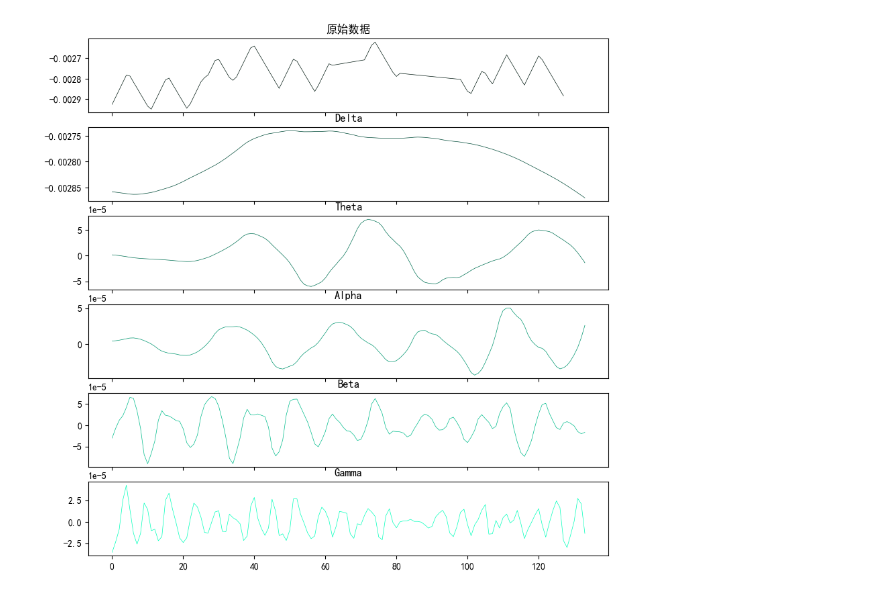
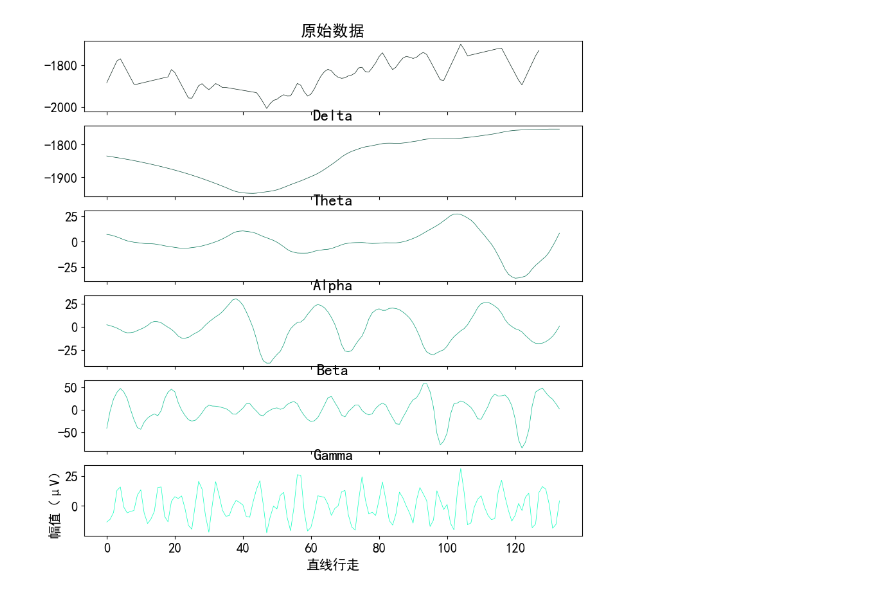
Before and after one commit to greenishcore/Hands-on-EEG, a Jupyter notebook: open/pywavelet/repywavelet.ipynb, the cells around one changed output. Saved outputs shown, nothing was run; the diff lists cells and outputs as text; code cells hidden in the pictures.

```diff
--- a/open/pywavelet/repywavelet.ipynb
+++ b/open/pywavelet/repywavelet.ipynb
@@ -5,13 +5,13 @@ import mne
 import pywt
 import matplotlib.pyplot as plt
 # %%
-data = pd.read_csv("C:\\Users\\a1882\\Desktop\\EEG\\normal\\data\\128_s100\\walkfocus_zyy_epocflex_2023_window_13.csv", header=None).T
+data = pd.read_csv("C:\\Users\\a1882\Desktop\EEG\open\\NN\dataset\\128_s100\\walkfocus_zyy_epocflex_2023_window_54.csv", header=None).T
 # %%
-for column in data.columns:
-    if data[column].dtype == 'float64':
-        data[column] /= 10**6
-    elif data[column].dtype == 'int64':
-        data[column] /= 10**6
+# for column in data.columns:
+#     if data[column].dtype == 'float64':
+#         data[column] /= 10**6
+#     elif data[column].dtype == 'int64':
+#         data[column] /= 10**6
 # %%
 print(data)
 # %% [output]
@@ -64,7 +64,7 @@ mne.set_log_level(False)
 
 maxlevel = 6
 fs = 128
-wp = pywt.WaveletPacket(data=data.iloc[1,:], wavelet='db4', mode='symmetric', maxlevel=8)
+wp = pywt.WaveletPacket(data=data.iloc[1,:], wavelet='db4', mode='symmetric', maxlevel=6)
 
 freqTree = [node.path for node in wp.get_level(6, 'freq')]
 
@@ -101,32 +101,36 @@ wp = pywt.WaveletPacket(data=data.iloc[:,28], wavelet=wavelet, mode='symmetric',
 freqTree = [node.path for node in wp.get_level(maxlevel, 'freq')]
 # 计算maxlevel最小频段的带宽
 freqBand = fs/(2**maxlevel)
 #######################根据实际情况计算频谱对应关系，这里要注意系数的顺序
 # 绘图显示
 fig, axes = plt.subplots(len(iter_freqs)+1, 1, figsize=(10, 10), sharex=True, sharey=False)
 # 绘制原始数据
 axes[0].plot(data.iloc[:,28], color='#001810', lw=0.5)
 axes[0].set_title('原始数据')
 for iter in range(len(iter_freqs)):
     # 构造空的小波包
     new_wp = pywt.WaveletPacket(data=None, wavelet=wavelet, mode='symmetric', maxlevel=maxlevel)
     for i in range(len(freqTree)):
         # 第i个频段的最小频率
         bandMin = i * freqBand
         # 第i个频段的最大频率
         bandMax = bandMin + freqBand
         # 判断第i个频段是否在要分析的范围内
         if (iter_freqs[iter]['fmin']<=bandMin and iter_freqs[iter]['fmax']>= bandMax):
             # 给新构造的小波包参数赋值
             new_wp[freqTree[i]] = wp[freqTree[i]].data
     # 绘制对应频率的数据
     hex_greens = ['#004b38','#007154','#009770','#00bd8c','#00ffbc']
     axes[iter+1].plot(new_wp.reconstruct(update=True),hex_greens[iter], lw=0.5)
         # 设置图名
     axes[iter+1].set_title(iter_freqs[iter]['name'])
-    plt.savefig("eeg_wavelet.png", dpi=500, bbox_inches='tight')
 plt.ylabel('幅值（μV）')
 plt.xlabel('直线行走')
+plt.rc('xtick', labelsize=15)
+plt.rc('ytick', labelsize=15)
+plt.rc('font', size=15)
+plt.savefig("wf_eeg_wavelet.png", dpi=500, bbox_inches='tight')
+
 plt.show()
 # %% [output]
-[figure, old version]
+[figure, new version]
```
Also changed, not shown: parts of 2 cells of this notebook, 5 other files.
